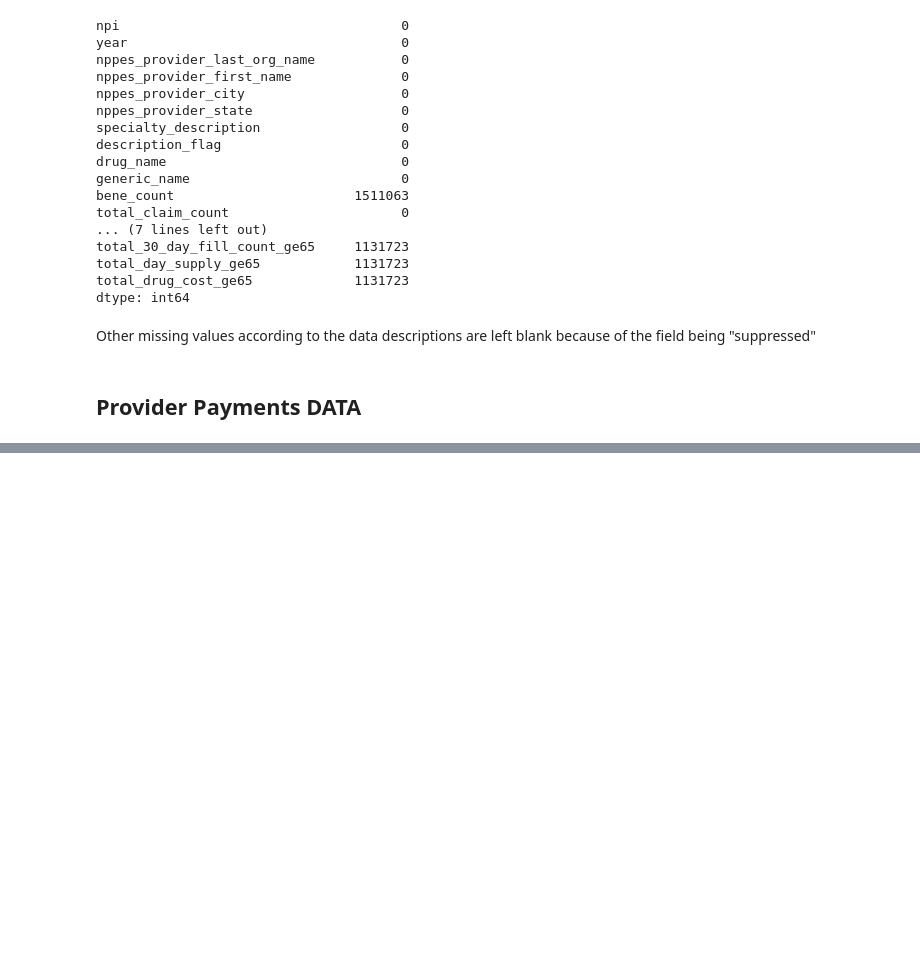
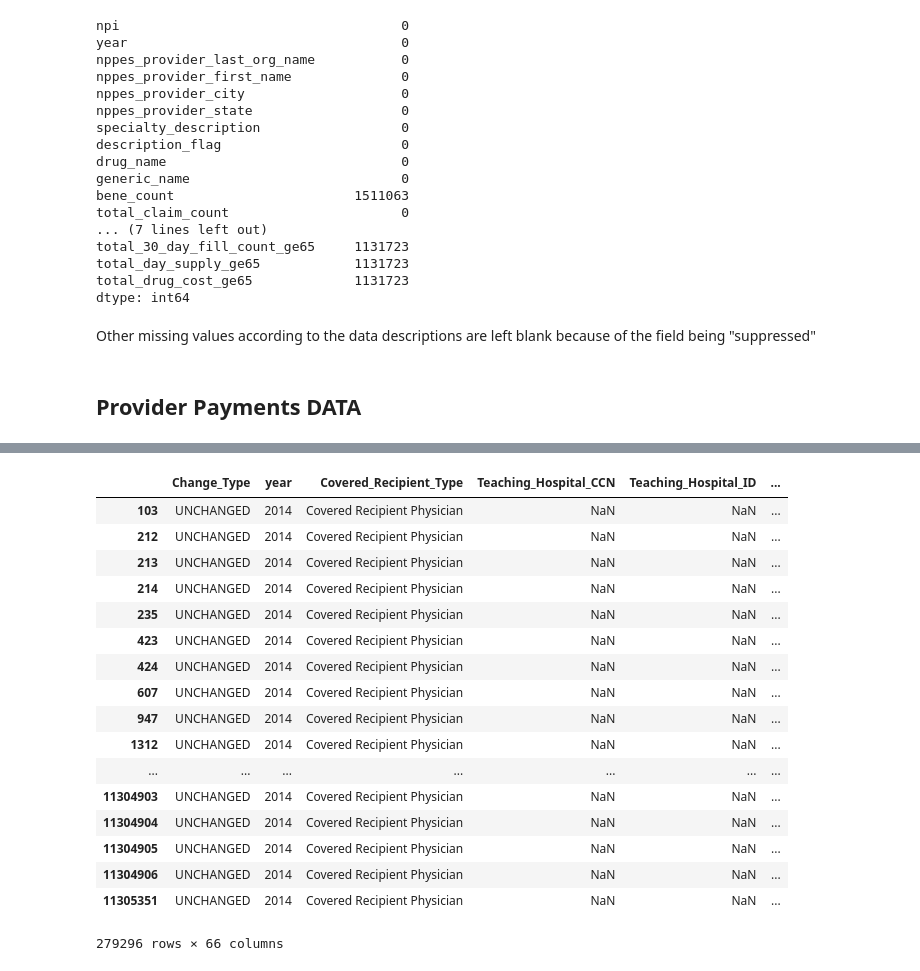
Before and after one commit to berradaa/DSCT, a Jupyter notebook: Medicare prescriptions.ipynb, the cells around one changed output, grey strips where cells are left out. Saved outputs shown, nothing was run; the diff lists cells and outputs as text; code cells hidden in the pictures; blank space fills up the shorter version.

```diff
--- a/Medicare prescriptions.ipynb
+++ b/Medicare prescriptions.ipynb
@@ -497,0 +566,24 @@ payments_data_2013
+# %%
+payments_data_2014_TN = payments_data_2014.loc[(payments_data_2014['Recipient_State'] == "TN")]
+payments_data_2014_TN.insert(1, 'year', 2014)
+payments_data_2014_TN.to_csv('payments_data_2014_TN.csv', index = False)
+payments_data_2014_TN
+# %% [output]
+|  | Change_Type | year | Covered_Recipient_Type | Teaching_Hospital_CCN | Teaching_Hospital_ID | ... |
+| 103 | UNCHANGED | 2014 | Covered Recipient Physician | NaN | NaN | ... |
+| 212 | UNCHANGED | 2014 | Covered Recipient Physician | NaN | NaN | ... |
+| 213 | UNCHANGED | 2014 | Covered Recipient Physician | NaN | NaN | ... |
+| 214 | UNCHANGED | 2014 | Covered Recipient Physician | NaN | NaN | ... |
+| 235 | UNCHANGED | 2014 | Covered Recipient Physician | NaN | NaN | ... |
+| 423 | UNCHANGED | 2014 | Covered Recipient Physician | NaN | NaN | ... |
+| 424 | UNCHANGED | 2014 | Covered Recipient Physician | NaN | NaN | ... |
+| 607 | UNCHANGED | 2014 | Covered Recipient Physician | NaN | NaN | ... |
+| 947 | UNCHANGED | 2014 | Covered Recipient Physician | NaN | NaN | ... |
+| 1312 | UNCHANGED | 2014 | Covered Recipient Physician | NaN | NaN | ... |
+| ... | ... | ... | ... | ... | ... | ... |
+| 11304903 | UNCHANGED | 2014 | Covered Recipient Physician | NaN | NaN | ... |
+| 11304904 | UNCHANGED | 2014 | Covered Recipient Physician | NaN | NaN | ... |
+| 11304905 | UNCHANGED | 2014 | Covered Recipient Physician | NaN | NaN | ... |
+| 11304906 | UNCHANGED | 2014 | Covered Recipient Physician | NaN | NaN | ... |
+| 11305351 | UNCHANGED | 2014 | Covered Recipient Physician | NaN | NaN | ... |
+279296 rows × 66 columns
```
Also changed, not shown: parts of 17 cells of this notebook.
